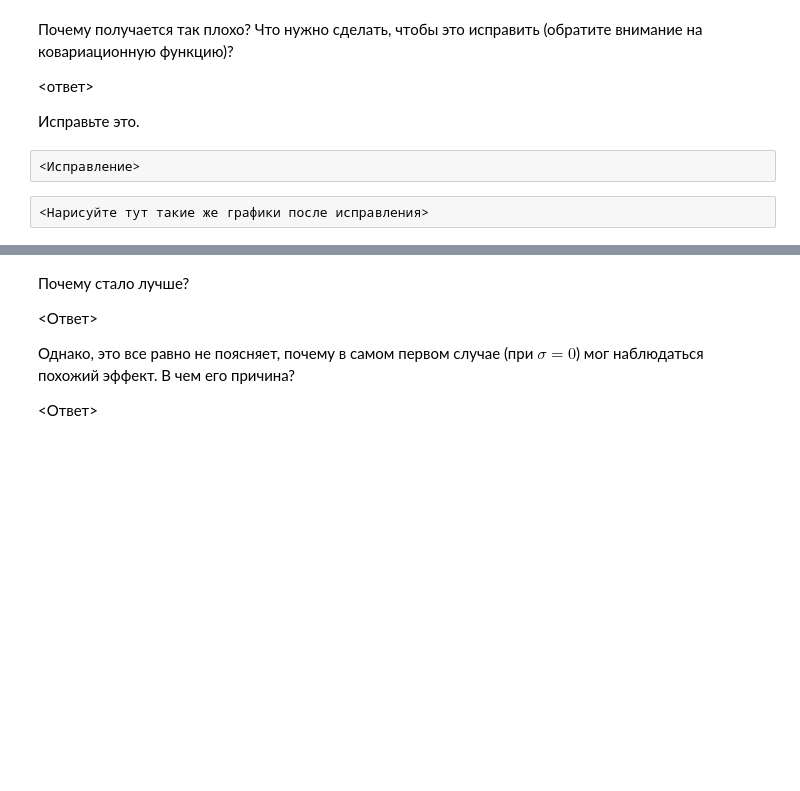
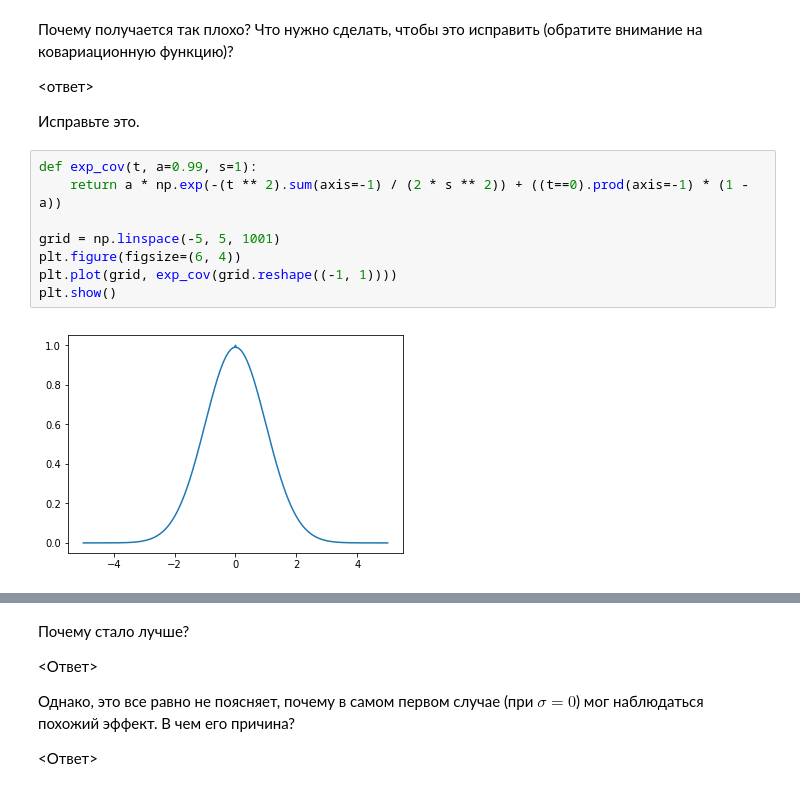
Before and after one commit to svinkapeppa/stochastic, a Jupyter notebook: lab_7/7.23.ipynb, the cells around one changed output, grey strips where cells are left out. Cells and saved outputs as stored; diff of their text form; blank space fills up the shorter version.

```diff
--- a/lab_7/7.23.ipynb
+++ b/lab_7/7.23.ipynb
@@ -225,7 +200,13 @@ plt.show()
 <ответ>
 
 Исправьте это.
-# %%
-<Исправление>
-# %%
-<Нарисуйте тут такие же графики после исправления>
+# %%
+def exp_cov(t, a=0.99, s=1):
+    return a * np.exp(-(t ** 2).sum(axis=-1) / (2 * s ** 2)) + ((t==0).prod(axis=-1) * (1 - a))
+
+grid = np.linspace(-5, 5, 1001)
+plt.figure(figsize=(6, 4))
+plt.plot(grid, exp_cov(grid.reshape((-1, 1))))
+plt.show()
+# %% [output]
+[figure, added]
```
Also changed, not shown: parts of 13 cells of this notebook.
